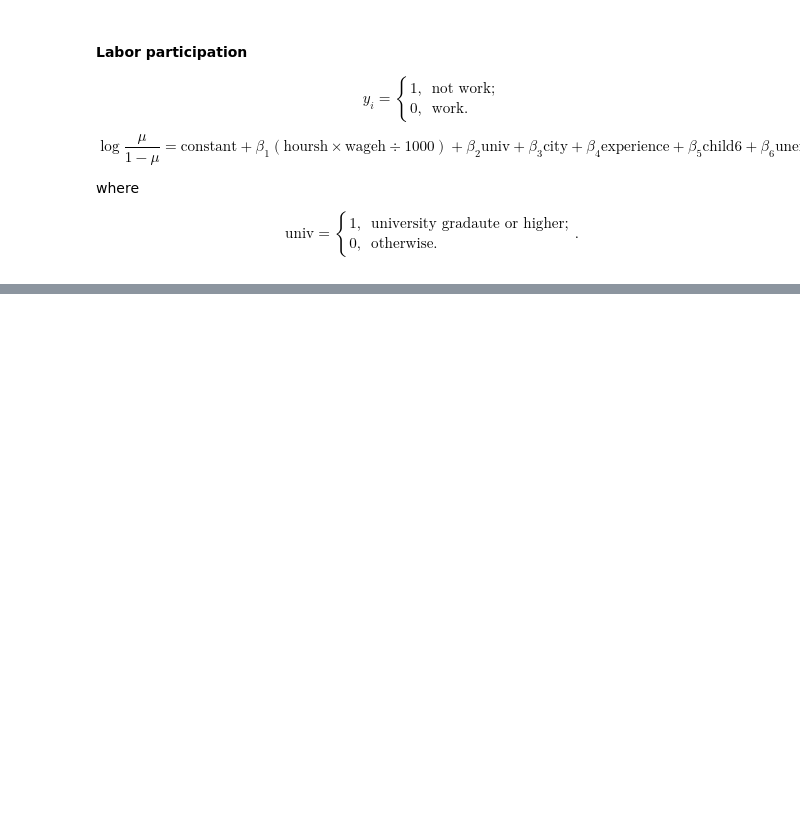
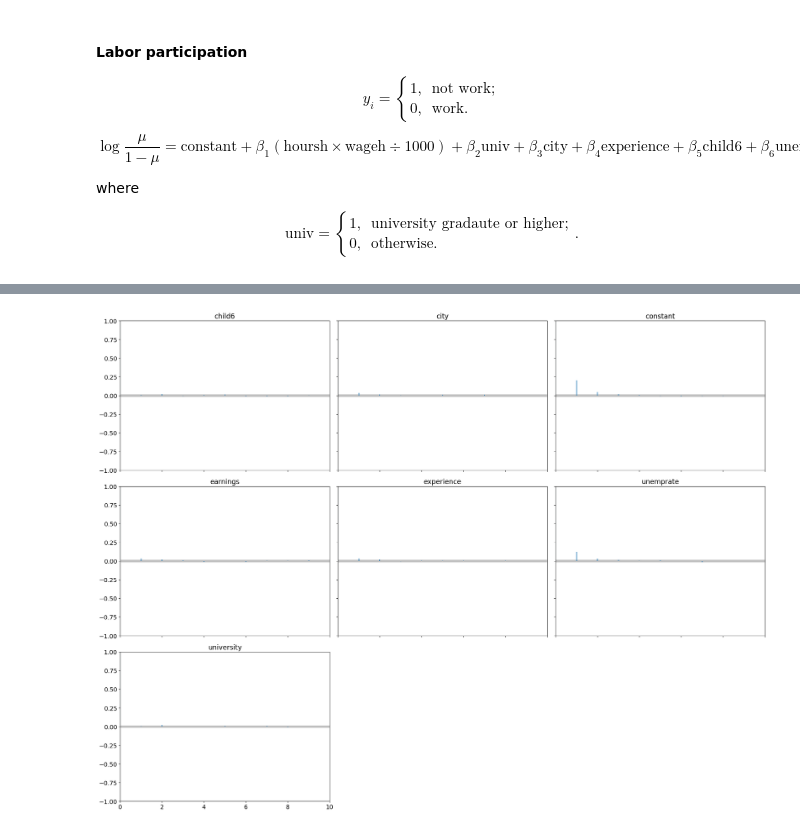
Before and after one commit to nakatsuma/probability_and_statistics, a Jupyter notebook: notebook-a/labor_participation.ipynb, the cells around one changed output, grey strips where cells are left out. Drawn from its saved outputs; the diff is of its cells as text; code cells hidden in the pictures; blank space fills up the shorter version.

```diff
--- a/notebook-a/labor_participation.ipynb
+++ b/notebook-a/labor_participation.ipynb
@@ -109,3 +109,9 @@ plt.show()
+# %%
+az.plot_autocorr(sim_param, max_lag=10, combined=True)
+plt.tight_layout()
+plt.show()
+# %% [output]
+[figure, added]
 # %%
 az.plot_posterior(sim_param, kind='kde', point_estimate='mean', hdi_prob=0.95)
 plt.tight_layout()
```
Also changed, not shown: parts of 3 cells of this notebook, 9 other files.
